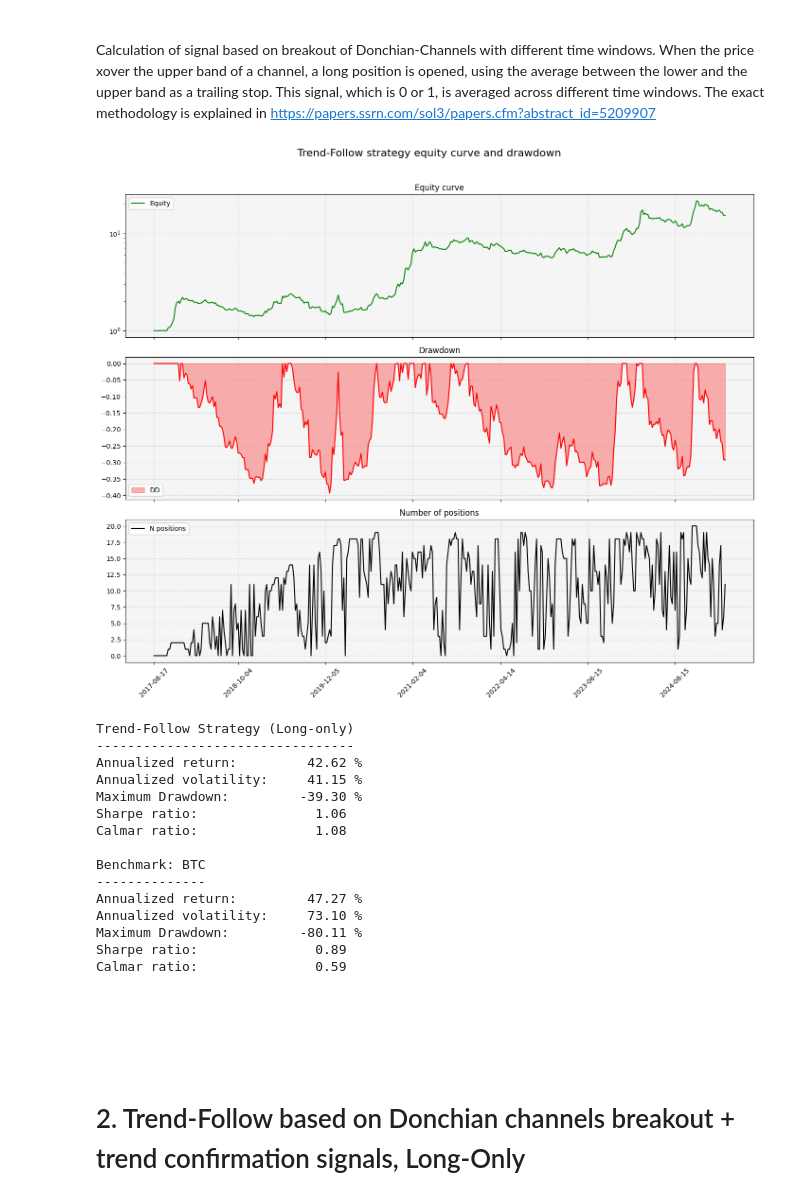
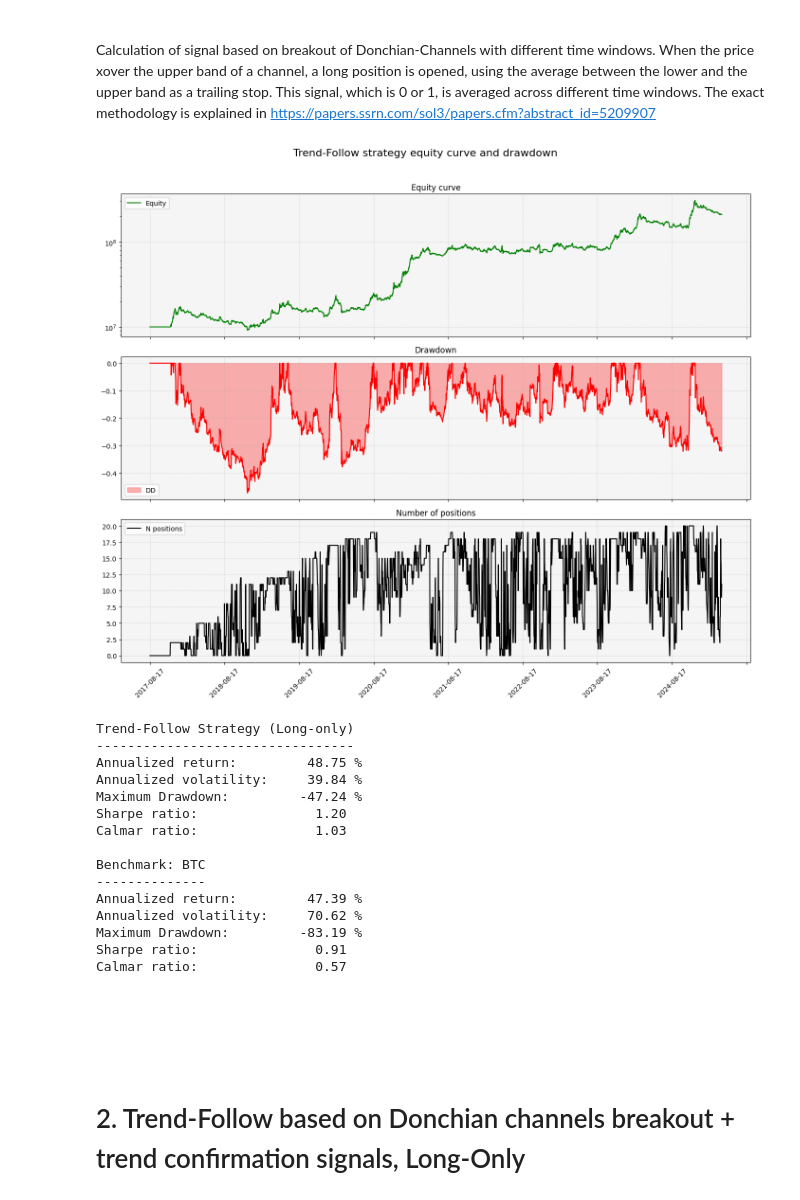
Before and after one commit to nicolasdd1996/crypto-trend-follow, a Jupyter notebook: notebooks/crypto_trend.ipynb, the cells around one changed output. Saved outputs shown, nothing was run; the diff lists cells and outputs as text; code cells hidden in the pictures.

```diff
--- a/notebooks/crypto_trend.ipynb
+++ b/notebooks/crypto_trend.ipynb
@@ -227,16 +219,16 @@ for coin in tqdm(coins):
 # %%
 data_copy = data.copy()
 
-# Weekly rebalance
-# This allows for manual execution of the strategy, and reduces fees
-data_copy = data_copy.iloc[::7]
+# # Weekly rebalance
+# # This allows for manual execution of the strategy, and reduces fees
+# data_copy = data_copy.iloc[::7]
 
 # ------------------------------------------
 for coin in coins:
     # Filter coins not in Top 20
     mask_1 = data_copy[coin] == 0
     # Filter recently listed coins
-    mask_2 = data_copy[f'{coin}_close'].isna() | data_copy[f'{coin}_close'].shift(10).isna()
+    mask_2 = data_copy[f'{coin}_close'].isna() | data_copy[f'{coin}_close'].shift(100).isna()
     # Filter coins with too large or small volatility
     mask_3 = (data_copy[f'{coin}_vol'] > 2) | (data_copy[f'{coin}_vol'] < 0.2)
 
@@ -253,21 +245,36 @@ multiplier = 2 # Trend-signal has an EV of 0.5, without doing further calculatio
 target_vol_adj = target_vol * multiplier
 
 # Based on Hyperliquid Taker fees
-fee = 0.035
-slippage = 0.05
+fee = 0.05
+slippage = 0.01
 
 for coin in coins:
     # Risk-adjusted exposure
-    data_copy[f'{coin}_position'] = data_copy[f'{coin}_signal'] * target_vol_adj / data_copy['n_positions'] / data_copy[f'{coin}_vol']
+    data_copy[f'{coin}_target_position'] = data_copy[f'{coin}_signal'] * target_vol_adj / data_copy['n_positions'] / data_copy[f'{coin}_vol']
 
-    buy_price = data_copy[f'{coin}_close'] * (1 + fee/100 + slippage/100)
-    sell_price = data_copy[f'{coin}_close'].shift(-1) * (1 - fee/100 - slippage/100)
-    data_copy[f'{coin}_r'] = data_copy[f'{coin}_position'] * (sell_price/buy_price - 1)
+    # buy_price = data_copy[f'{coin}_close'] * (1 + fee/100 + slippage/100)
+    # sell_price = data_copy[f'{coin}_close'].shift(-1) * (1 - fee/100 - slippage/100)
+    # data_copy[f'{coin}_r'] = data_copy[f'{coin}_position'] * (sell_price/buy_price - 1)
 
 # ------------------------------------------
-# Calculation of equity curve
-data_copy['week_r'] = data_copy[[f'{coin}_r' for coin in coins]].sum(axis=1)
-data_copy['equity'] = (data_copy['week_r'] + 1).cumprod()
+# Portfolio backtest with vectorbt
+price = data_copy[[f'{coin}_close' for coin in coins]]
+target_position = data_copy[[f'{coin}_target_position' for coin in coins]]
+target_position = target_position.ffill().fillna(0)
+
+pf = vbt.Portfolio.from_orders(
+    close=price,
+    size=target_position,
+    size_type='targetpercent',
+    price=price,
+    fees=fee/100,
+    slippage=slippage/100,
+    cash_sharing=True,
+    init_cash=1e7,
+    freq='1D'
+)
+
+data_copy['equity'] = pf.value()
 
 # ---------------------------------------------------------
 # Plot
@@ -289,46 +296,46 @@ fig.suptitle(f"Trend-Follow strategy equity curve and drawdown", fontsize=16)
 
 # --- Subplot 1: Asset vs Strategy (log scale)
 axes[0].plot(data_copy['date'], data_copy['equity'], label='Equity', color='green', linewidth=1.5)
 axes[0].set_yscale('log')
 axes[0].set_title("Equity curve", fontsize=12)
 axes[0].legend()
 
 # --- Subplot 2: Position
 axes[1].fill_between(data_copy['date'], 0, data_copy['drawdown'], label='DD', color='red', alpha=0.3)
 axes[1].plot(data_copy['date'], data_copy['drawdown'], color='red', linewidth=1.5)
 axes[1].set_title('Drawdown', fontsize=12)
 axes[1].legend()
 
 # --- Subplot 3: Breadth model & BTC Trend
 axes[2].plot(data_copy['date'], data_copy['n_positions'], label='N positions', color='black', linewidth=1.5)
 axes[2].set_title('Number of positions', fontsize=12)
 axes[2].legend()
 
 # --- Eje X: formato fecha
 axes[-1].xaxis.set_major_locator(mdates.AutoDateLocator())
 plt.setp(axes[-1].xaxis.get_majorticklabels(), rotation=45)
 
 # --- Estilo común
 for ax in axes:
     ax.grid(True, linestyle='--', alpha=0.4)
     ax.set_facecolor('whitesmoke')
 
 plt.tight_layout(rect=[0, 0, 1, 0.96])
 plt.show()
 # %% [output]
-[figure, old version]
+[figure, new version]
 # %%
 pf = vbt.Portfolio.from_signals(
     close=data_copy['equity'].dropna(),
     entries=True,
     exits=False,
-    freq='7d'
+    freq='1d'
 )
 pf_btc = vbt.Portfolio.from_signals(
     close=data_copy['BTC_close'].dropna(),
     entries=True,
     exits=False,
-    freq='7d'
+    freq='1d'
 )
 
 def print_perf_metrics(title, pf_obj):
@@ -345,19 +352,19 @@ print_perf_metrics('Benchmark: BTC', pf_btc)
 # %% [output]
 Trend-Follow Strategy (Long-only)
 ---------------------------------
-Annualized return:         42.62 %
-Annualized volatility:     41.15 %
-Maximum Drawdown:         -39.30 %
-Sharpe ratio:               1.06
-Calmar ratio:               1.08
+Annualized return:         48.75 %
+Annualized volatility:     39.84 %
+Maximum Drawdown:         -47.24 %
+Sharpe ratio:               1.20
+Calmar ratio:               1.03
 
 Benchmark: BTC
 --------------
-Annualized return:         47.27 %
-Annualized volatility:     73.10 %
-Maximum Drawdown:         -80.11 %
-Sharpe ratio:               0.89
-Calmar ratio:               0.59
+Annualized return:         47.39 %
+Annualized volatility:     70.62 %
+Maximum Drawdown:         -83.19 %
+Sharpe ratio:               0.91
+Calmar ratio:               0.57
 # %% [markdown]
 # <br><br> 2. Trend-Follow based on Donchian channels breakout + trend confirmation signals, Long-Only
 # %% [markdown]
```
Also changed, not shown: parts of 8 cells of this notebook.
